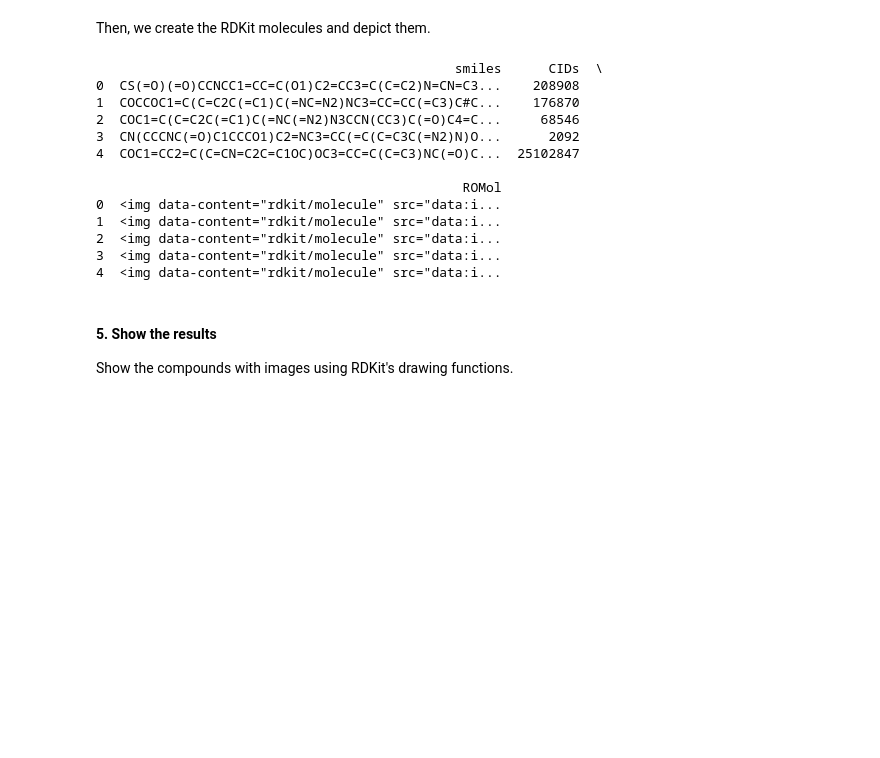
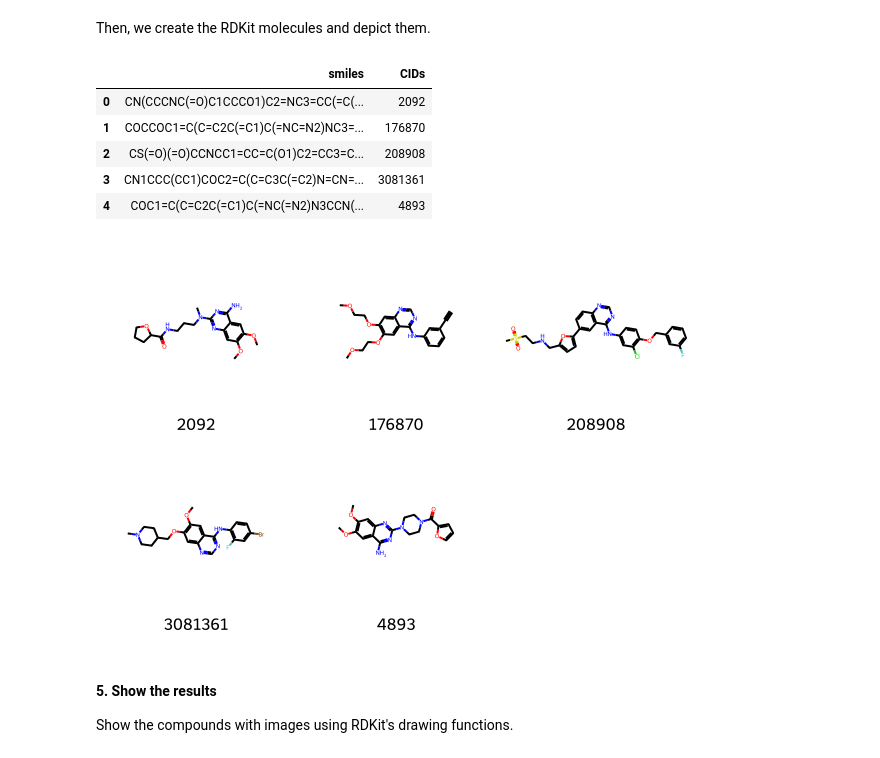
Before and after one commit to IdaDeVries/teachopencadd, a Jupyter notebook: talktorials/T013_query_pubchem/talktorial.ipynb, the cells around one changed output. Saved outputs shown, nothing was run; the diff lists cells and outputs as text; code cells hidden in the pictures; blank space fills up the shorter version.

```diff
--- a/talktorials/T013_query_pubchem/talktorial.ipynb
+++ b/talktorials/T013_query_pubchem/talktorial.ipynb
@@ -253,29 +258,26 @@ def smiles_from_pubchem_cids(cids):
     url = f"https://pubchem.ncbi.nlm.nih.gov/rest/pug/compound/cid/{','.join(map(str, cids))}/property/CanonicalSMILES/JSON"
     r = requests.get(url)
     r.raise_for_status()
-    return [item["CanonicalSMILES"] for item in r.json()["PropertyTable"]["Properties"]]
+    return [item["ConnectivitySMILES"] for item in r.json()["PropertyTable"]["Properties"]]
 # %%
 similar_smiles = smiles_from_pubchem_cids(similar_cids)
 # %% [markdown]
 Then, we create the RDKit molecules and depict them.
 # %%
 query_results_df = pd.DataFrame({"smiles": similar_smiles, "CIDs": similar_cids})
-PandasTools.AddMoleculeColumnToFrame(query_results_df, smilesCol="smiles")
-query_results_df.head(5)
+query_results_df.head()
 # %% [output]
-                                              smiles      CIDs  \
-0  CS(=O)(=O)CCNCC1=CC=C(O1)C2=CC3=C(C=C2)N=CN=C3...    208908
-1  COCCOC1=C(C=C2C(=C1)C(=NC=N2)NC3=CC=CC(=C3)C#C...    176870
-2  COC1=C(C=C2C(=C1)C(=NC(=N2)N3CCN(CC3)C(=O)C4=C...     68546
-3  CN(CCCNC(=O)C1CCCO1)C2=NC3=CC(=C(C=C3C(=N2)N)O...      2092
-4  COC1=CC2=C(C=CN=C2C=C1OC)OC3=CC=C(C=C3)NC(=O)C...  25102847
-
-                                               ROMol
-0  <img data-content="rdkit/molecule" src="data:i...
-1  <img data-content="rdkit/molecule" src="data:i...
-2  <img data-content="rdkit/molecule" src="data:i...
-3  <img data-content="rdkit/molecule" src="data:i...
-4  <img data-content="rdkit/molecule" src="data:i...
+|  | smiles | CIDs |
+| 0 | CN(CCCNC(=O)C1CCCO1)C2=NC3=CC(=C(... | 2092 |
+| 1 | COCCOC1=C(C=C2C(=C1)C(=NC=N2)NC3=... | 176870 |
+| 2 | CS(=O)(=O)CCNCC1=CC=C(O1)C2=CC3=C... | 208908 |
+| 3 | CN1CCC(CC1)COC2=C(C=C3C(=C2)N=CN=... | 3081361 |
+| 4 | COC1=C(C=C2C(=C1)C(=NC(=N2)N3CCN(... | 4893 |
+# %%
+mols = [Chem.MolFromSmiles(smiles) for smiles in query_results_df["smiles"][:5]]
+Draw.MolsToGridImage(mols,legends=query_results_df["CIDs"].astype(str).tolist()[:5])
+# %% [output]
+[figure, added]
 # %% [markdown]
 #### 5. Show the results
 Show the compounds with images using RDKit's drawing functions.
```
Also changed, not shown: parts of 6 cells of this notebook, 9 other files.
